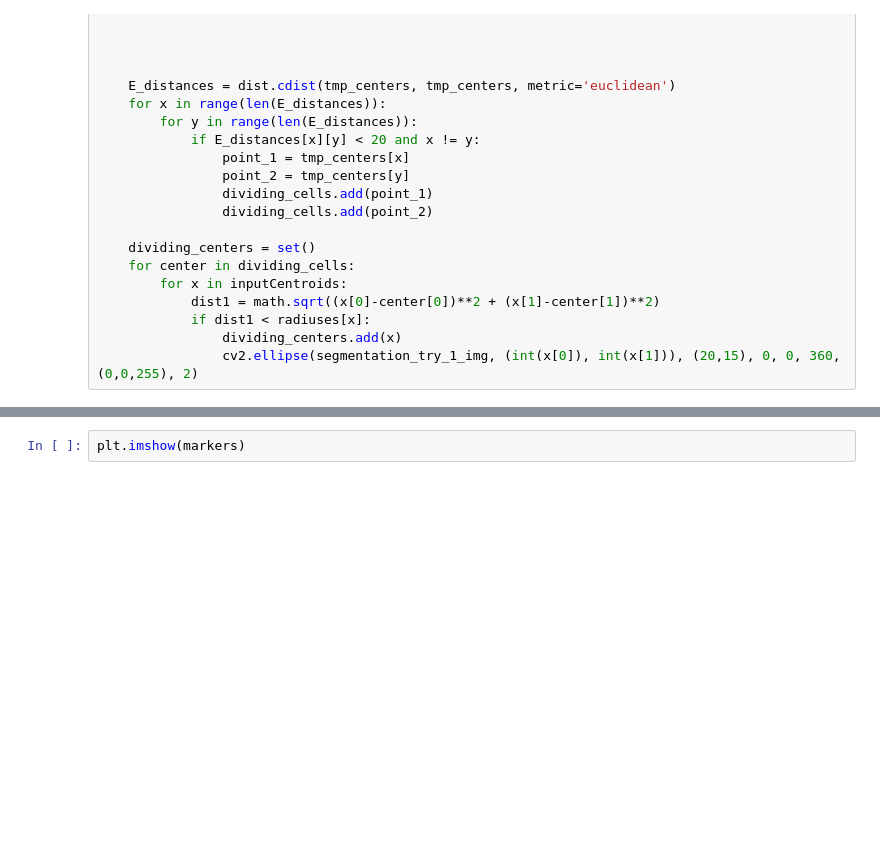
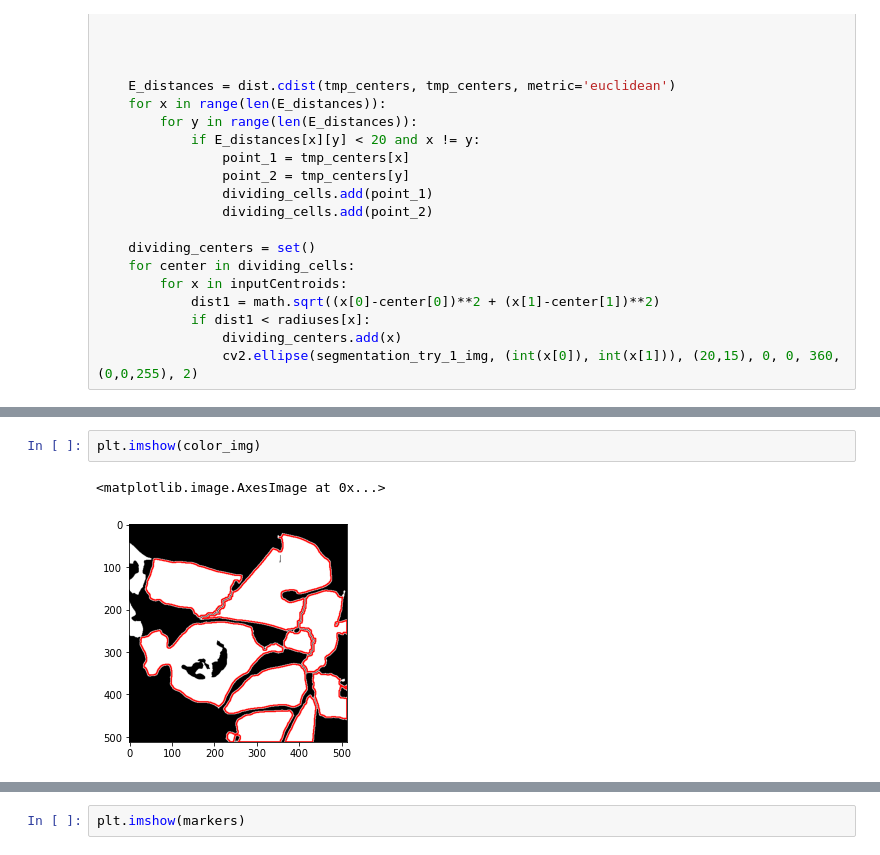
Before and after one commit to deepanshsingh8/DeepVision, a Jupyter notebook: Final/Final_TS_copy.ipynb, the cells around one changed output, grey strips where cells are left out. Drawn from its saved outputs; the diff is of its cells as text; blank space fills up the shorter version.

```diff
--- a/Final/Final_TS_copy.ipynb
+++ b/Final/Final_TS_copy.ipynb
@@ -435,3 +527,8 @@ KeyboardInterrupt:
+# %%
+plt.imshow(color_img)
+# %% [output]
+<matplotlib.image.AxesImage at 0x...>
+[figure, added]
 # %%
 img_path = r"../images/Fluo-N2DL-HeLa/Sequence 3/t000.tif"
 frame = cv2.imread(img_path)
```
Also changed, not shown: parts of 15 cells of this notebook, 1 other file.
